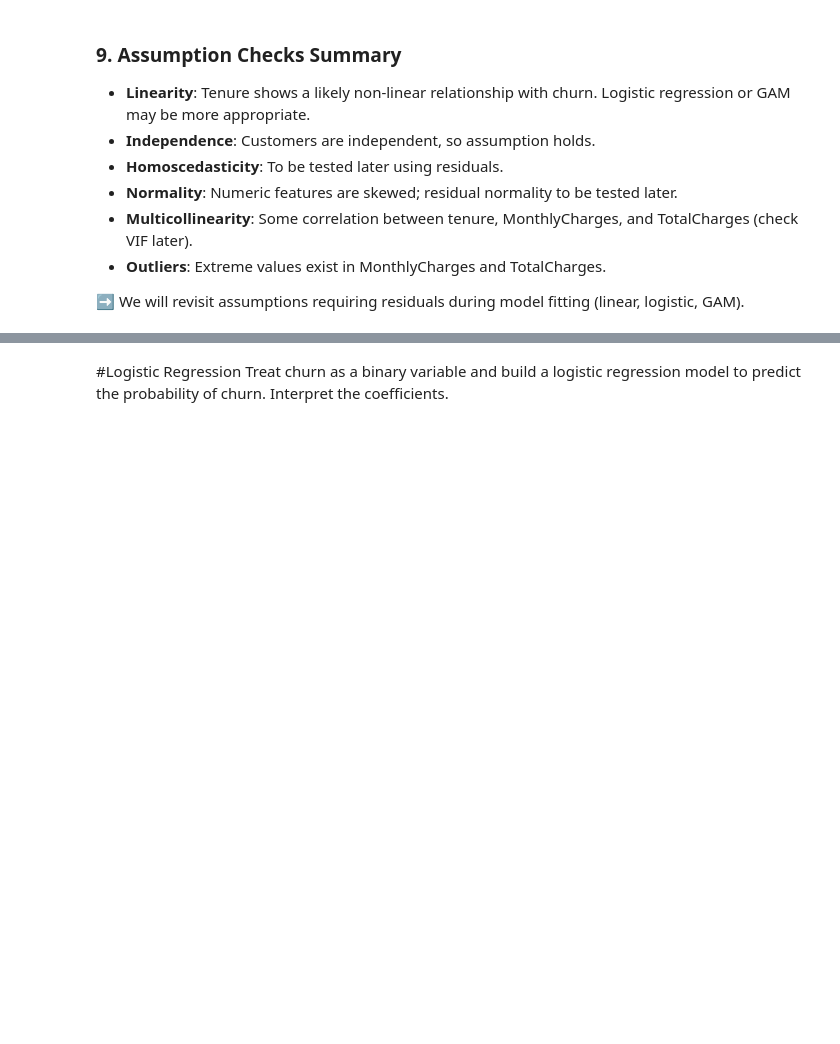
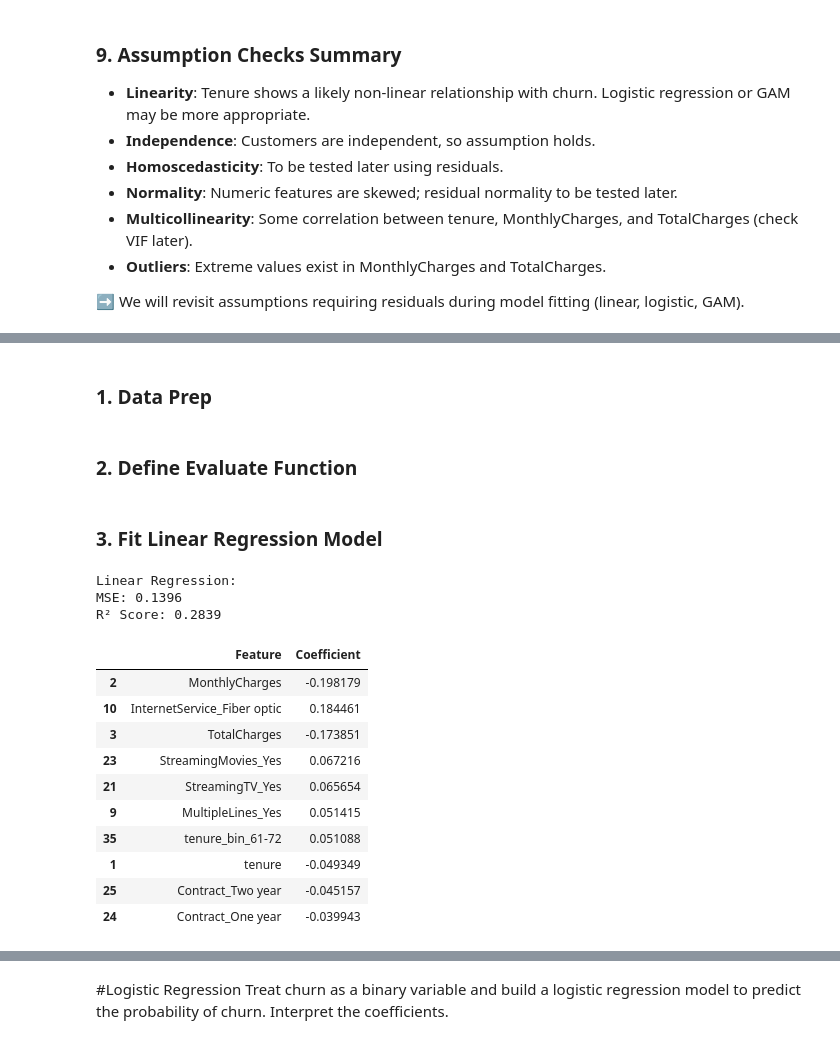
Before and after one commit to catebarry/xai-assignments, a Jupyter notebook: assignments/assignment-1.ipynb, the cells around one changed output, grey strips where cells are left out. Cells and saved outputs as stored; diff of their text form; code cells hidden in the pictures; blank space fills up the shorter version.

```diff
--- a/assignments/assignment-1.ipynb
+++ b/assignments/assignment-1.ipynb
@@ -293,0 +316,65 @@ for col in num_features:
+# %% [markdown]
+### 1. Data Prep
+# %%
+# Drop customerID (not predictive)
+df_model = df.drop(columns=['customerID'])
+
+# Separate X (features) and y (target)
+X = df_model.drop(columns=['Churn'])
+y = df_model['Churn']
+
+# One-hot encode categorical variables
+X = pd.get_dummies(X, drop_first=True)
+
+# Train/test split
+X_train, X_test, y_train, y_test = train_test_split(
+    X, y, test_size=0.2, random_state=42, stratify=y
+)
+
+# Scale numeric features
+scaler = StandardScaler()
+X_train_scaled = scaler.fit_transform(X_train)
+X_test_scaled = scaler.transform(X_test)
+# %% [markdown]
+### 2. Define Evaluate Function
+# %%
+def evaluate_model(model, X_train, X_test, y_train, y_test, model_name):
+    model.fit(X_train, y_train)
+    y_pred = model.predict(X_test)
+    mse = mean_squared_error(y_test, y_pred)
+    r2 = r2_score(y_test, y_pred)
+
+    print(f"\n{model_name}:")
+    print(f"MSE: {mse:.4f}")
+    print(f"R² Score: {r2:.4f}")
+
+    # Coefficients
+    coef_df = pd.DataFrame({
+        "Feature": X.columns,
+        "Coefficient": model.coef_
+    }).sort_values(by="Coefficient", key=abs, ascending=False)
+
+    display(coef_df.head(10))  # show top 10 most important features
+
+    return model, y_pred, coef_df
+# %% [markdown]
+### 3. Fit Linear Regression Model
+# %%
+lr_model, lr_pred, coef_df = evaluate_model(
+    LinearRegression(), X_train_scaled, X_test_scaled, y_train, y_test, "Linear Regression"
+)
+# %% [output]
+Linear Regression:
+MSE: 0.1396
+R² Score: 0.2839
+|  | Feature | Coefficient |
+| 2 | MonthlyCharges | -0.198179 |
+| 10 | InternetService_Fiber optic | 0.184461 |
+| 3 | TotalCharges | -0.173851 |
+| 23 | StreamingMovies_Yes | 0.067216 |
+| 21 | StreamingTV_Yes | 0.065654 |
+| 9 | MultipleLines_Yes | 0.051415 |
+| 35 | tenure_bin_61-72 | 0.051088 |
+| 1 | tenure | -0.049349 |
+| 25 | Contract_Two year | -0.045157 |
+| 24 | Contract_One year | -0.039943 |
```
Also changed, not shown: parts of 8 cells of this notebook.
